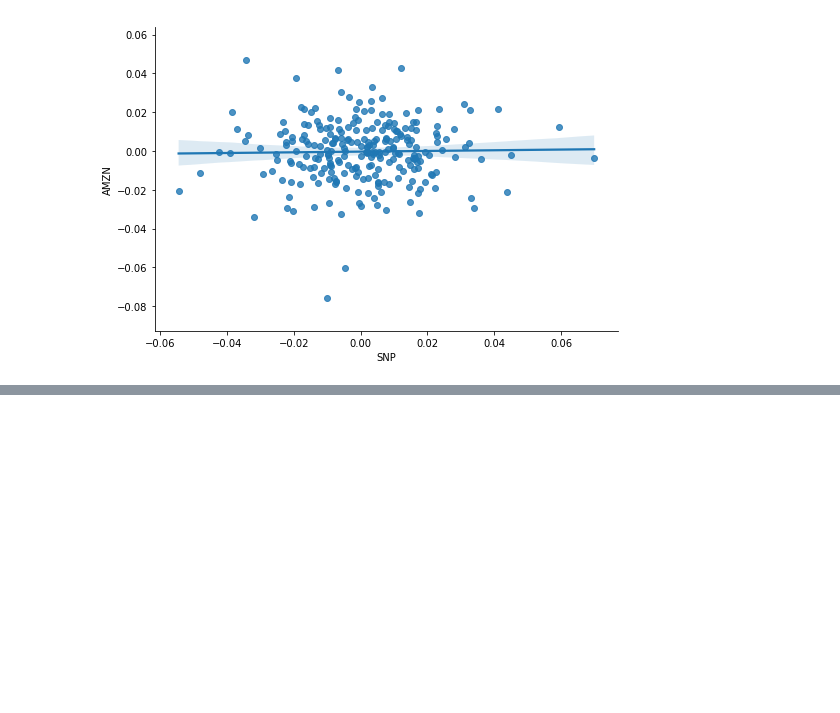
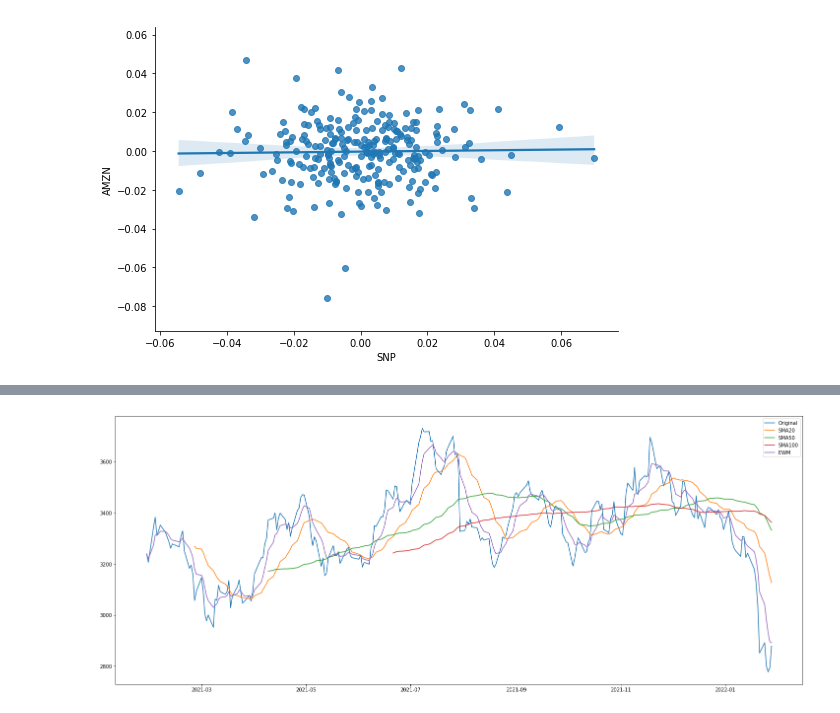
Before and after one commit to Maurolp15/JMB_Portfolio_Project, a Jupyter notebook: proj_1.ipynb, the cells around one changed output, grey strips where cells are left out. Cells and saved outputs as stored; diff of their text form; code cells hidden in the pictures; blank space fills up the shorter version.

```diff
--- a/proj_1.ipynb
+++ b/proj_1.ipynb
@@ -342,0 +424,35 @@ cumulative_returns.plot()
+# %%
+AMZN_sma_100 = df_closing_prices["AMZN"].rolling(window=100).mean()
+AMZN_sma_50 = df_closing_prices["AMZN"].rolling(window=50).mean()
+AMZN_sma_20 = df_closing_prices["AMZN"].rolling(window=20).mean()
+AMZN_ewm_7 = df_closing_prices["AMZN"].ewm(span=7).mean()
+FB_sma_100 = df_closing_prices["FB"].rolling(window=100).mean()
+FB_sma_50 = df_closing_prices["FB"].rolling(window=50).mean()
+FB_sma_20 = df_closing_prices["FB"].rolling(window=20).mean()
+FB_ewm_7 = df_closing_prices["FB"].ewm(span=7).mean()
+WMT_sma_100 = df_closing_prices["WMT"].rolling(window=100).mean()
+WMT_sma_50 = df_closing_prices["WMT"].rolling(window=50).mean()
+WMT_sma_20 = df_closing_prices["WMT"].rolling(window=20).mean()
+WMT_ewm_7 = df_closing_prices["WMT"].ewm(span=7).mean()
+NVDA_sma_100 = df_closing_prices["NVDA"].rolling(window=100).mean()
+NVDA_sma_50 = df_closing_prices["NVDA"].rolling(window=50).mean()
+NVDA_sma_20 = df_closing_prices["NVDA"].rolling(window=20).mean()
+NVDA_ewm_7 = df_closing_prices["NVDA"].ewm(span=7).mean()
+GS_sma_100 = df_closing_prices["GS"].rolling(window=100).mean()
+GS_sma_50 = df_closing_prices["GS"].rolling(window=50).mean()
+GS_sma_20 = df_closing_prices["GS"].rolling(window=20).mean()
+GS_ewm_7 = df_closing_prices["GS"].ewm(span=7).mean()
+# %%
+# Set figure of the daily closing prices of AMZN
+ax = df_closing_prices["AMZN"].plot(figsize=(25,10))
+
+# Overlay SMA20, SMA50, and SMA100 on the same figure
+AMZN_sma_20.plot(ax=ax)
+AMZN_sma_50.plot(ax=ax)
+AMZN_sma_100.plot(ax=ax)
+AMZN_ewm_7.plot(ax=ax)
+
+# Set the legend of the figure
+ax.legend(["Original", "SMA20", "SMA50", "SMA100", "EWM"]);
+# %% [output]
+[figure, added]
```
Also changed, not shown: parts of 23 cells of this notebook, 1 other file.
